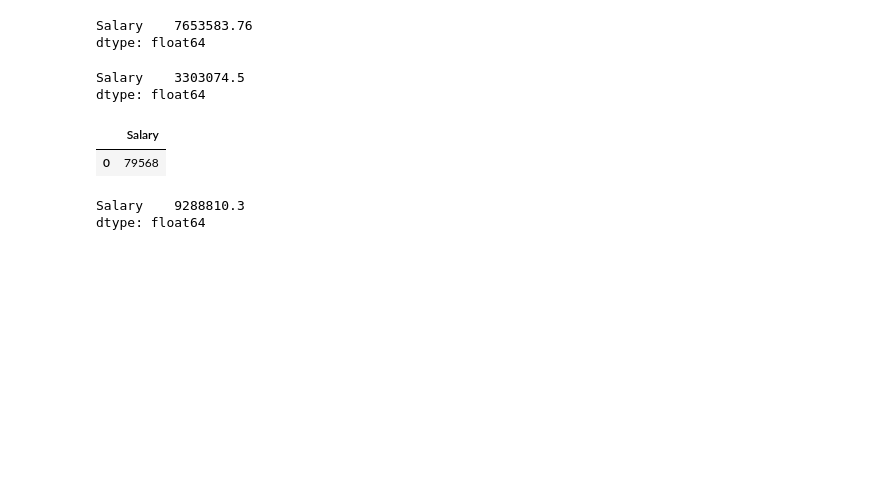
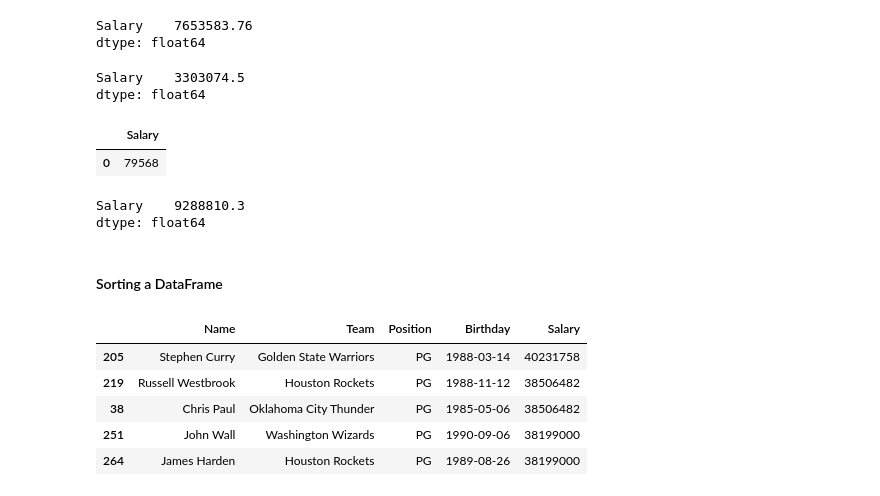
Before and after one commit to Kobzarko/PANDAS-IN-ACTION, a Jupyter notebook: Chapter 4 Dataframe/dataframe_object.ipynb, the cells around one changed output. Cells and saved outputs as stored; diff of their text form; code cells hidden in the pictures; blank space fills up the shorter version.

Commit message:
Add sorting Dataframe

```diff
--- a/Chapter 4 Dataframe/dataframe_object.ipynb
+++ b/Chapter 4 Dataframe/dataframe_object.ipynb
@@ -308,3 +308,15 @@ df_nba.std(numeric_only=True).round(2)
 # %% [output]
 Salary    9288810.3
 dtype: float64
+# %% [markdown]
+#### Sorting a DataFrame
+# %%
+# Sorting by a single column
+df_nba.sort_values(by='Salary', ascending=False).head()
+# %% [output]
+|  | Name | Team | Position | Birthday | Salary |
+| 205 | Stephen Curry | Golden State Warriors | PG | 1988-03-14 | 40231758 |
+| 219 | Russell Westbrook | Houston Rockets | PG | 1988-11-12 | 38506482 |
+| 38 | Chris Paul | Oklahoma City Thunder | PG | 1985-05-06 | 38506482 |
+| 251 | John Wall | Washington Wizards | PG | 1990-09-06 | 38199000 |
+| 264 | James Harden | Houston Rockets | PG | 1989-08-26 | 38199000 |
```
Also changed, not shown: parts of 16 cells of this notebook.
